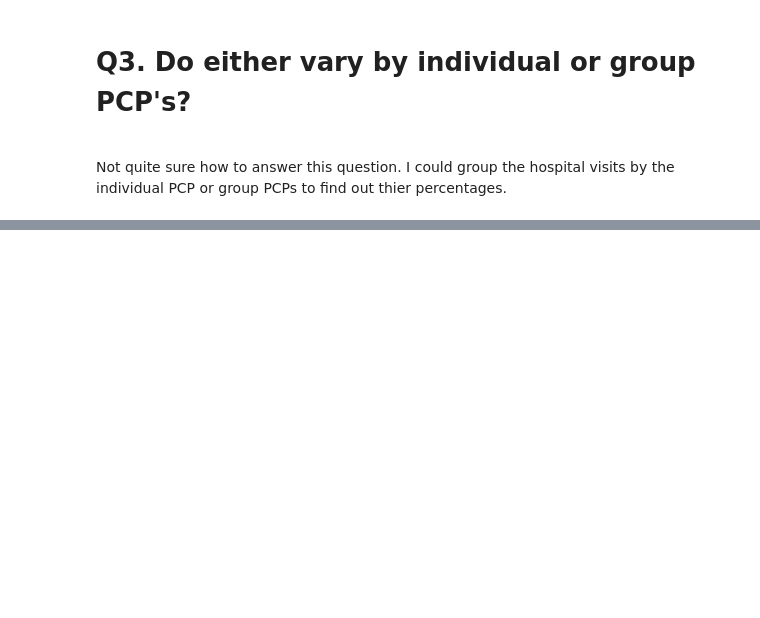
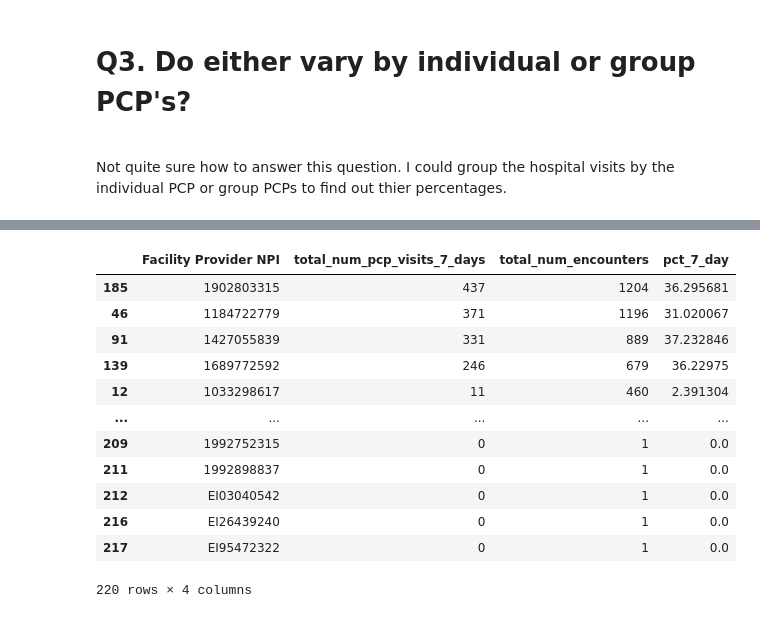
Before and after one commit to rghertel/hospital-readmission-not-koalas, a Jupyter notebook: notebook/hospital_readmission.ipynb, the cells around one changed output, grey strips where cells are left out. Saved outputs shown, nothing was run; the diff lists cells and outputs as text; code cells hidden in the pictures; blank space fills up the shorter version.

```diff
--- a/notebook/hospital_readmission.ipynb
+++ b/notebook/hospital_readmission.ipynb
@@ -414,0 +453,3 @@ g
+# %%
+facility_merge = h.merge(g, how = 'left', on = 'Facility Provider NPI')
+facility_merge.info()
@@ -414,0 +467,7 @@ g
+# %%
+# Some cleaning
+facility_merge['total_num_pcp_visits_7_days'] = facility_merge['total_num_pcp_visits_7_days'].astype('Int64')
+facility_merge['total_num_encounters'] = facility_merge['total_num_encounters'].astype('Int64')
+facility_merge['total_num_pcp_visits_7_days'] = facility_merge['total_num_pcp_visits_7_days'].fillna(0)
+facility_merge = facility_merge[['Facility Provider NPI', 'total_num_pcp_visits_7_days', 'total_num_encounters']]
+facility_merge
@@ -414,0 +488,3 @@ g
+# %%
+# Adding a column for the 'Percentage'
+facility_merge['pct_7_day'] = facility_merge['total_num_pcp_visits_7_days']*100/facility_merge['total_num_encounters']
@@ -414,0 +497,18 @@ g
+# %%
+facility_merge = facility_merge.sort_values(['total_num_encounters','pct_7_day'], ascending = False)
+# %%
+facility_merge
+# %% [output]
+|  | Facility Provider NPI | total_num_pcp_visits_7_days | total_num_encounters | pct_7_day |
+| 185 | 1902803315 | 437 | 1204 | 36.295681 |
+| 46 | 1184722779 | 371 | 1196 | 31.020067 |
+| 91 | 1427055839 | 331 | 889 | 37.232846 |
+| 139 | 1689772592 | 246 | 679 | 36.22975 |
+| 12 | 1033298617 | 11 | 460 | 2.391304 |
+| ... | ... | ... | ... | ... |
+| 209 | 1992752315 | 0 | 1 | 0.0 |
+| 211 | 1992898837 | 0 | 1 | 0.0 |
+| 212 | EI03040542 | 0 | 1 | 0.0 |
+| 216 | EI26439240 | 0 | 1 | 0.0 |
+| 217 | EI95472322 | 0 | 1 | 0.0 |
+220 rows × 4 columns
```
Also changed, not shown: parts of 17 cells of this notebook.
